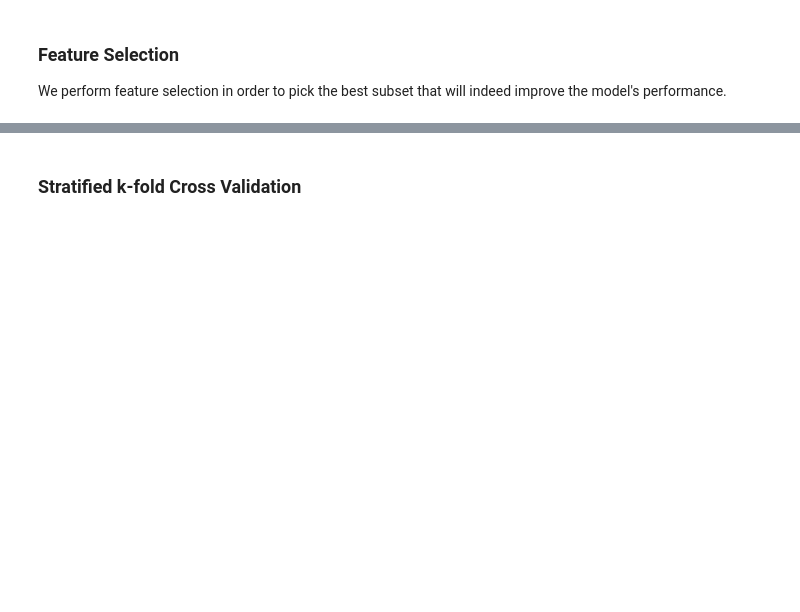
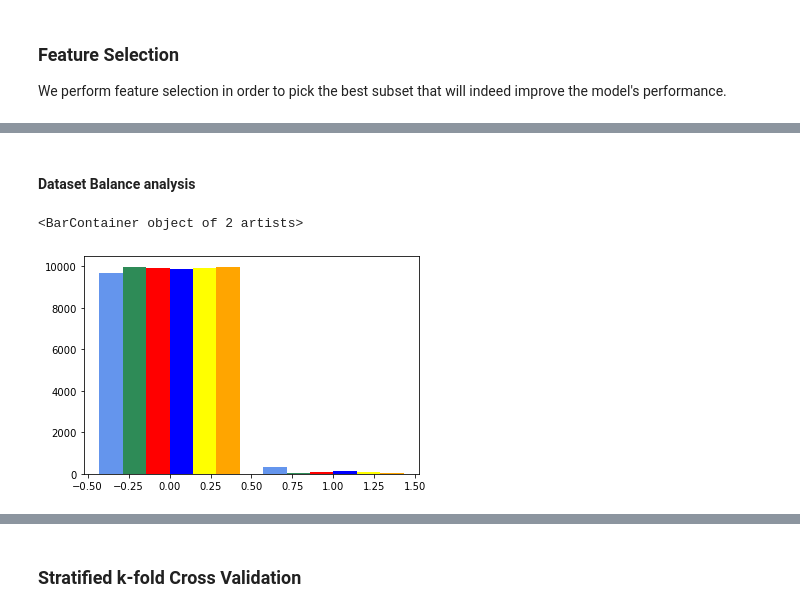
Before and after one commit to marios-tyrovolas/Information-Flow-Based-Fuzzy-Cognitive-Maps-with-Enhanced-Interpretability, a Jupyter notebook: Fuzzy Cognitive Maps in Classification AI4I Dataset.ipynb, the cells around one changed output, grey strips where cells are left out. Drawn from its saved outputs; the diff is of its cells as text; code cells hidden in the pictures; blank space fills up the shorter version.

```diff
--- a/Fuzzy Cognitive Maps in Classification AI4I Dataset.ipynb
+++ b/Fuzzy Cognitive Maps in Classification AI4I Dataset.ipynb
@@ -106,0 +125,24 @@ data.drop('Product ID', inplace=True, axis=1) # Remove non-informative or redund
+# %% [markdown]
+#### Dataset Balance analysis
+# %%
+fig, ax = plt.subplots()
+
+mf_heights, mf_bins = np.histogram(data['Machine failure'],bins=[-0.5,0.5,1.5])
+twf_heights, twf_bins = np.histogram(data['TWF'], bins=mf_bins)
+pwf_heights, pwf_bins = np.histogram(data['PWF'], bins=twf_bins)
+hdf_heights, hdf_bins = np.histogram(data['HDF'], bins=pwf_bins)
+osf_heights, osf_bins = np.histogram(data['OSF'], bins=hdf_bins)
+rnf_heights, rnf_bins = np.histogram(data['RNF'], bins=osf_bins)
+
+
+width = (mf_bins[1] - mf_bins[0])/7.0
+
+ax.bar(mf_bins[:-1]+width, mf_heights, width=width, facecolor='cornflowerblue')
+ax.bar(twf_bins[:-1]+width*2, twf_heights, width=width, facecolor='seagreen')
+ax.bar(pwf_bins[:-1]+width*3, pwf_heights, width=width, facecolor='red')
+ax.bar(hdf_bins[:-1]+width*4, hdf_heights, width=width, facecolor='blue')
+ax.bar(osf_bins[:-1]+width*5, osf_heights, width=width, facecolor='yellow')
+ax.bar(rnf_bins[:-1]+width*6, rnf_heights, width=width, facecolor='orange')
+# %% [output]
+<BarContainer object of 2 artists>
+[figure, added]
```
Also changed, not shown: parts of 28 cells of this notebook.
